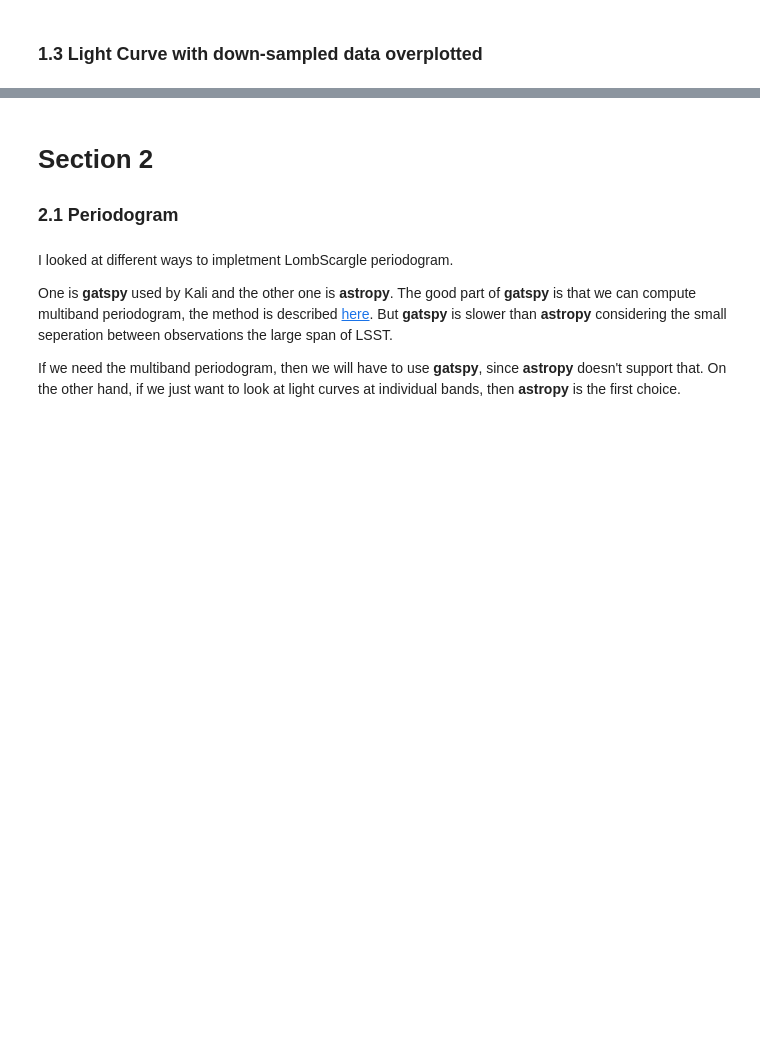
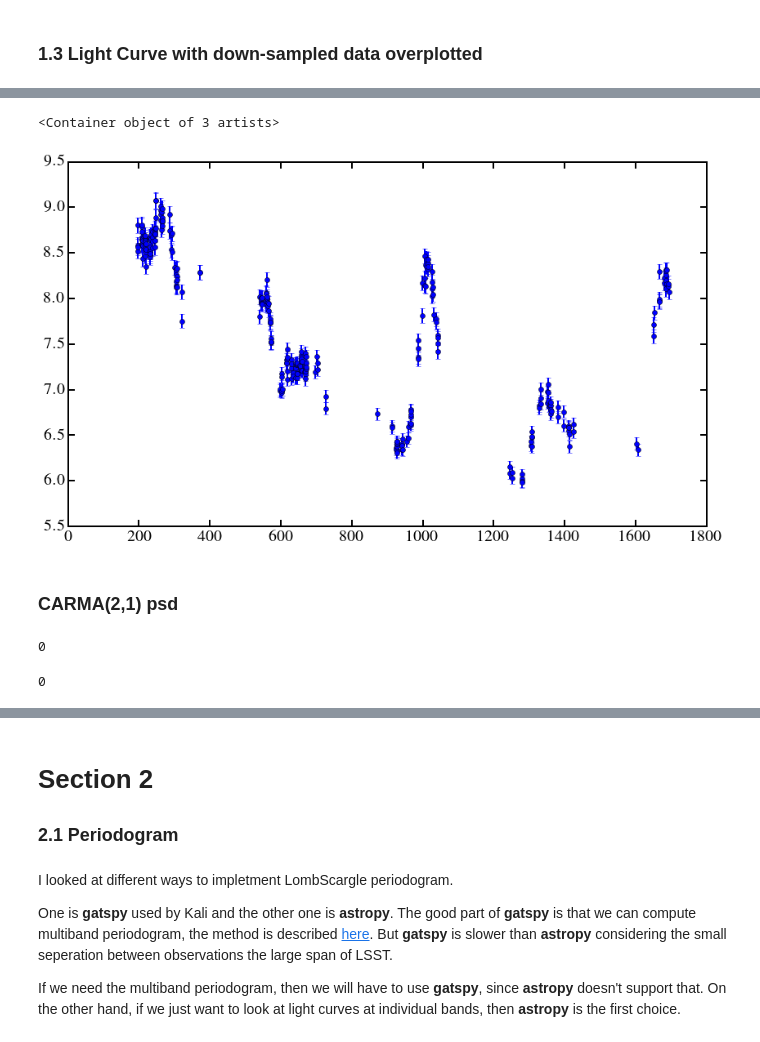
Before and after one commit to ywx649999311/lsst_cadence, a Jupyter notebook: kali.ipynb, the cells around one changed output, grey strips where cells are left out. Drawn from its saved outputs; the diff is of its cells as text; code cells hidden in the pictures; blank space fills up the shorter version.

```diff
--- a/kali.ipynb
+++ b/kali.ipynb
@@ -108,0 +118,8 @@ plt.xlim(0,2000)
+# %%
+f = plt.figure(figsize=(14,8))
+plt.errorbar(pts[2], pts[3], yerr=dLC.yerr, fmt='o')
+# %% [output]
+<Container object of 3 artists>
+[figure, added]
+# %% [markdown]
+### CARMA(2,1) psd
@@ -108,0 +131,10 @@ plt.xlim(0,2000)
+# %%
+# fit carma model with lsst cadence
+Task.fit(dLC)
+# %% [output]
+0
+# %%
+# reconfigure model with best-fit parameter
+Task.set(dt, Task.bestTheta)
+# %% [output]
+0
```
Also changed, not shown: parts of 17 cells of this notebook, 7 other files.
